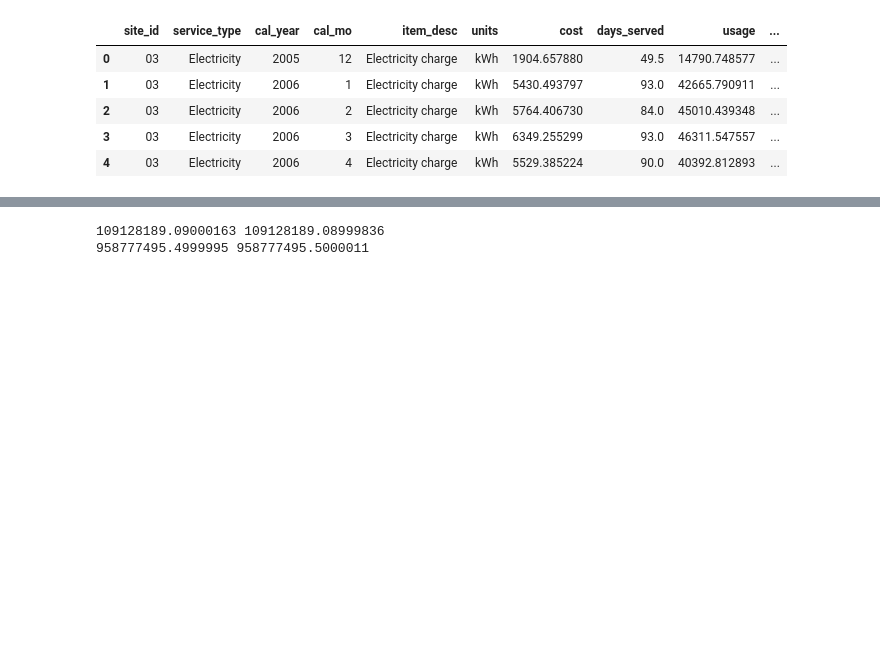
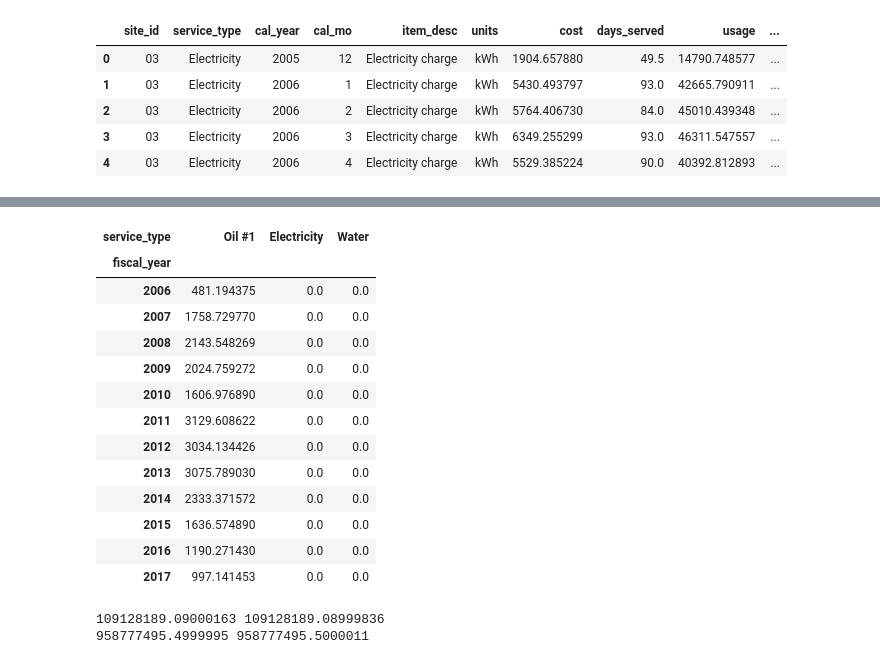
Before and after one commit to alanmitchell/fnsb-benchmark, a Jupyter notebook: testing/use_alan_data.ipynb, the cells around one changed output, grey strips where cells are left out. Cells and saved outputs as stored; diff of their text form; code cells hidden in the pictures; blank space fills up the shorter version.

Commit message:
Adds function for adding required columns to DataFrame.

```diff
--- a/testing/use_alan_data.ipynb
+++ b/testing/use_alan_data.ipynb
@@ -42,0 +45,15 @@ ut = bench_util.Util(df_raw, '../data/Other_Building_Data.xlsx')
+# %%
+def add_missing_columns(df_in, required_columns, fill_val=0.0):
+    """Adds columns to the DataFrame 'df' if it does not contain all of the
+    columns in the list 'required_columns'.  'fill_val' is the value that is used
+    to fill the new columns.
+    """
+    missing_cols = set(required_columns) - set(df_in.columns)
+    for col in missing_cols:
+        df_in[col] = fill_val
+
+    return df_in
+# %%
+df_test = df.query('site_id == "ASLC47"')
+df_test = pd.pivot_table(df_test, index='fiscal_year', columns='service_type', values='cost', aggfunc=np.sum)
+df_test
@@ -43,3 +75,20 @@ ut = bench_util.Util(df_raw, '../data/Other_Building_Data.xlsx')
+# %%
+add_missing_columns(df_test, ['Electricity', 'Water'])
+# %% [output]
+| service_type | Oil #1 | Electricity | Water |
+| fiscal_year |  |  |  |
+| 2006 | 481.194375 | 0.0 | 0.0 |
+| 2007 | 1758.729770 | 0.0 | 0.0 |
+| 2008 | 2143.548269 | 0.0 | 0.0 |
+| 2009 | 2024.759272 | 0.0 | 0.0 |
+| 2010 | 1606.976890 | 0.0 | 0.0 |
+| 2011 | 3129.608622 | 0.0 | 0.0 |
+| 2012 | 3034.134426 | 0.0 | 0.0 |
+| 2013 | 3075.789030 | 0.0 | 0.0 |
+| 2014 | 2333.371572 | 0.0 | 0.0 |
+| 2015 | 1636.574890 | 0.0 | 0.0 |
+| 2016 | 1190.271430 | 0.0 | 0.0 |
+| 2017 | 997.141453 | 0.0 | 0.0 |
 # %%
 # Check Totals
 print(df_raw.Cost.sum(), df.cost.sum())
```
Also changed, not shown: parts of 2 cells of this notebook, 1 other file.
